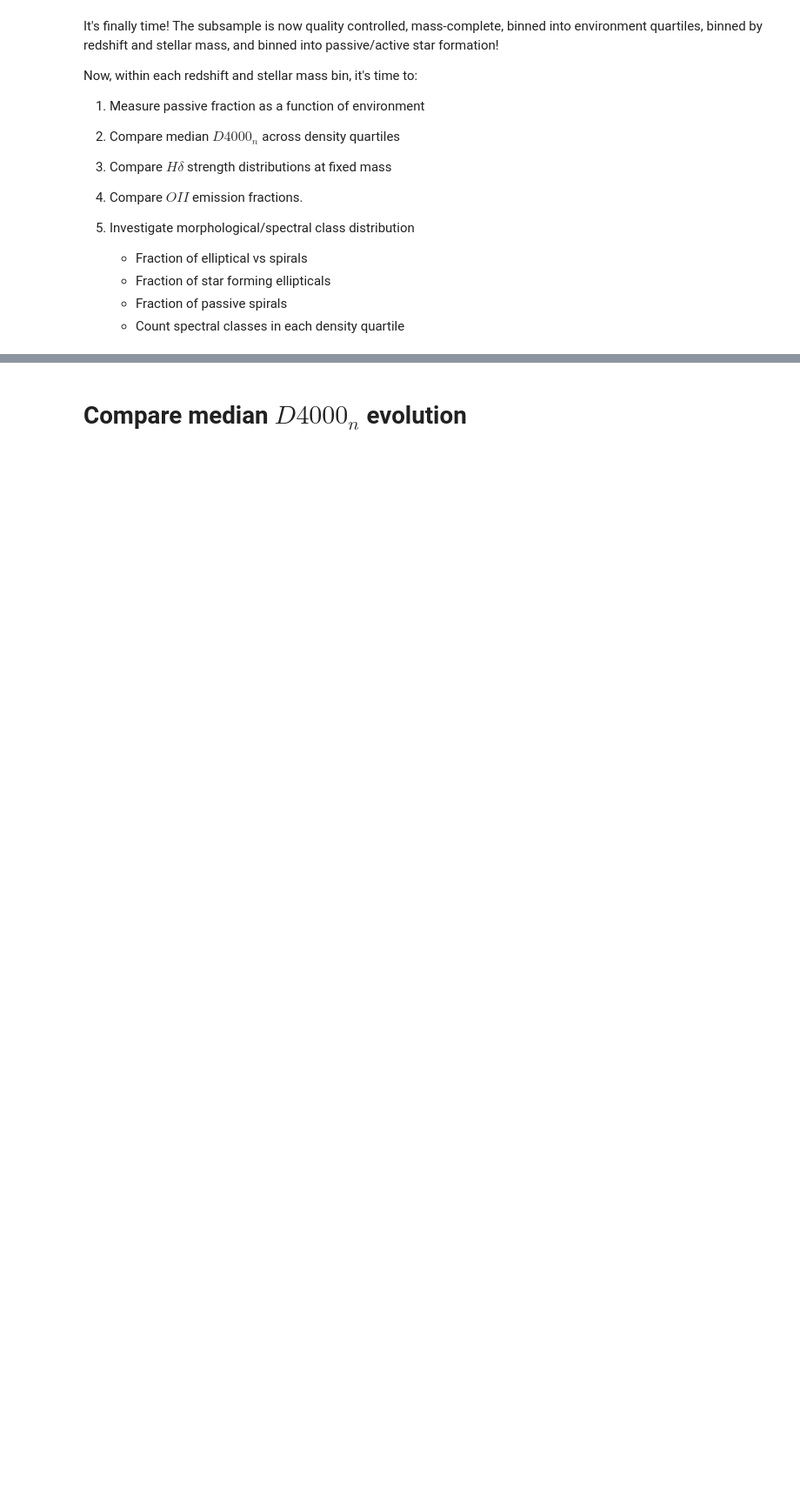
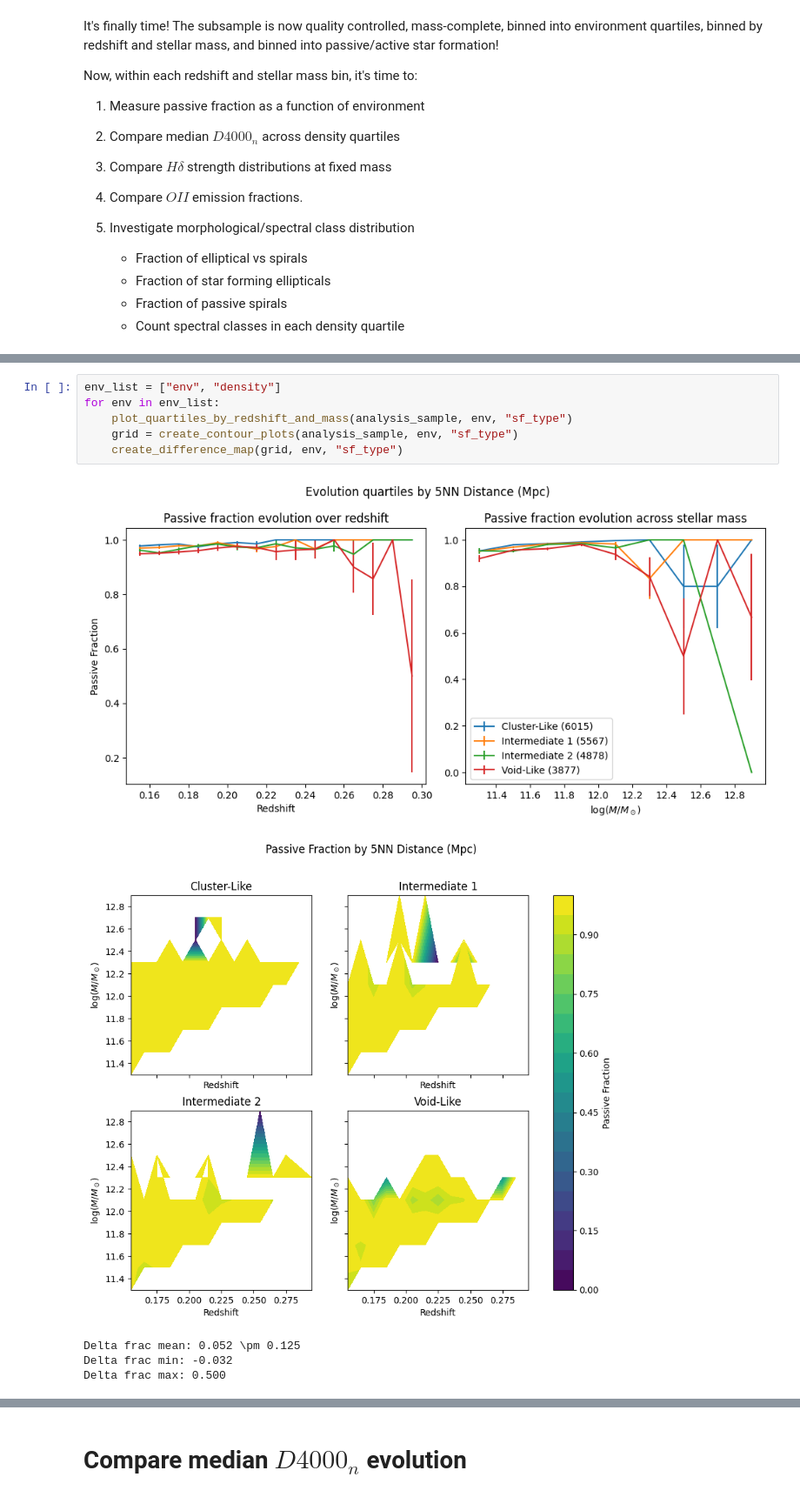
Before and after one commit to maraMaraschino/capstone-project, a Jupyter notebook: timescapes-notebook.ipynb, the cells around one changed output, grey strips where cells are left out. Shown at 87% size. Cells and saved outputs as stored; diff of their text form; blank space fills up the shorter version.

Commit message:
Display quartile sizes when plotting

```diff
--- a/timescapes-notebook.ipynb
+++ b/timescapes-notebook.ipynb
@@ -2309,0 +2431,12 @@ delta f max: 0.500
+# %%
+env_list = ["env", "density"]
+for env in env_list:
+    plot_quartiles_by_redshift_and_mass(analysis_sample, env, "sf_type")
+    grid = create_contour_plots(analysis_sample, env, "sf_type")
+    create_difference_map(grid, env, "sf_type")
+# %% [output]
+[figure, added]
+[figure, added]
+Delta frac mean: 0.052 \pm 0.125
+Delta frac min: -0.032
+Delta frac max: 0.500
```
Also changed, not shown: parts of 11 cells of this notebook.
